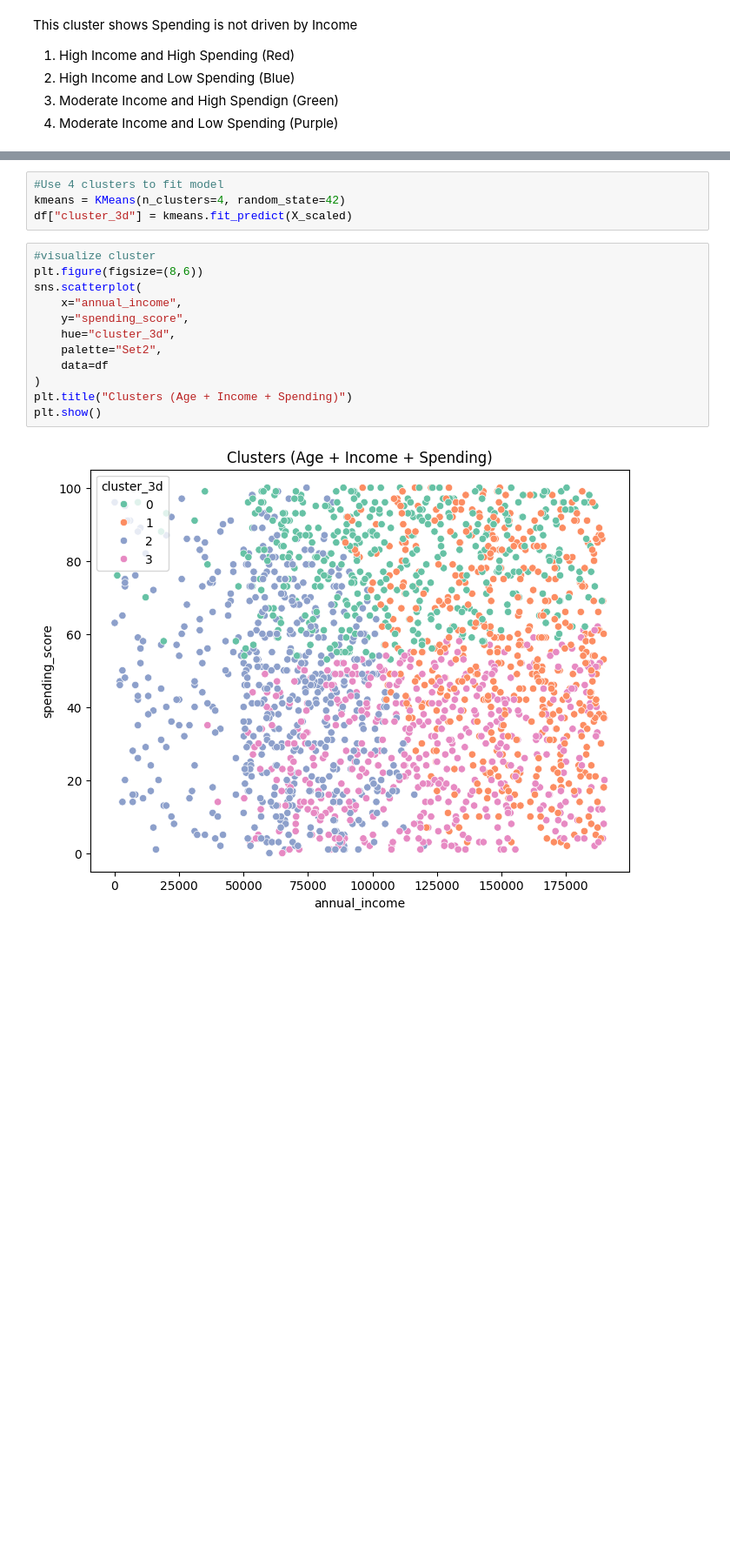
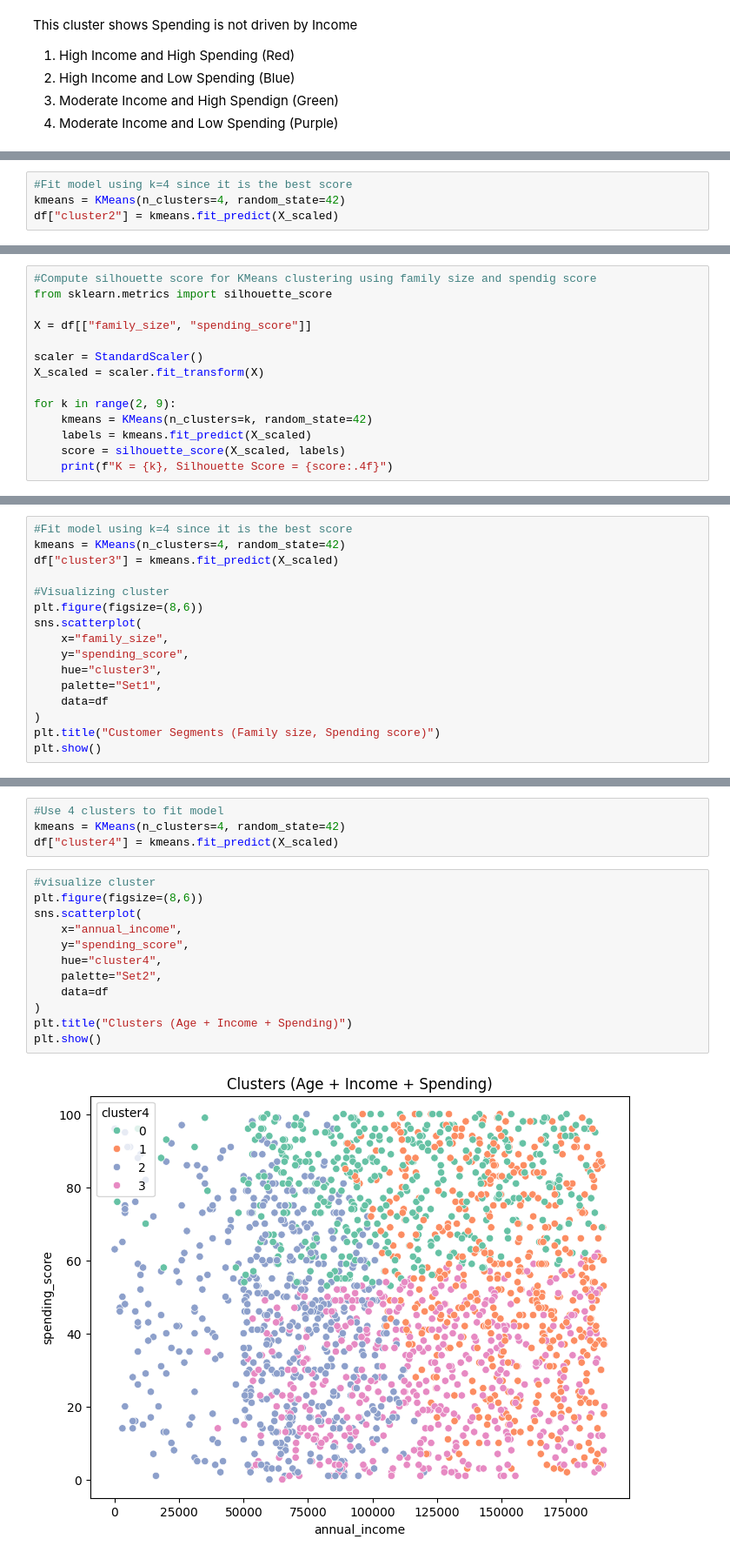
Before and after one commit to jay-ramani/predict_customer_spending_score, a Jupyter notebook: experiments/notebooks/03_clustering.ipynb, the cells around one changed output, grey strips where cells are left out. Shown at 87% size. Saved outputs shown, nothing was run; the diff lists cells and outputs as text; blank space fills up the shorter version.

```diff
--- a/experiments/notebooks/03_clustering.ipynb
+++ b/experiments/notebooks/03_clustering.ipynb
@@ -93,0 +116,4 @@ This cluster shows Spending is not driven by Income
+# %%
+#Fit model using k=4 since it is the best score
+kmeans = KMeans(n_clusters=4, random_state=42)
+df["cluster2"] = kmeans.fit_predict(X_scaled)
@@ -93,0 +140,14 @@ This cluster shows Spending is not driven by Income
+# %%
+#Compute silhouette score for KMeans clustering using family size and spendig score
+from sklearn.metrics import silhouette_score
+
+X = df[["family_size", "spending_score"]]
+
+scaler = StandardScaler()
+X_scaled = scaler.fit_transform(X)
+
+for k in range(2, 9):
+    kmeans = KMeans(n_clusters=k, random_state=42)
+    labels = kmeans.fit_predict(X_scaled)
+    score = silhouette_score(X_scaled, labels)
+    print(f"K = {k}, Silhouette Score = {score:.4f}")
@@ -93,0 +162,16 @@ This cluster shows Spending is not driven by Income
+# %%
+#Fit model using k=4 since it is the best score
+kmeans = KMeans(n_clusters=4, random_state=42)
+df["cluster3"] = kmeans.fit_predict(X_scaled)
+
+#Visualizing cluster
+plt.figure(figsize=(8,6))
+sns.scatterplot(
+    x="family_size",
+    y="spending_score",
+    hue="cluster3",
+    palette="Set1",
+    data=df
+)
+plt.title("Customer Segments (Family size, Spending score)")
+plt.show()
@@ -101,19 +189,19 @@ X_scaled = scaler.fit_transform(X)
 # %%
 #Use 4 clusters to fit model
 kmeans = KMeans(n_clusters=4, random_state=42)
-df["cluster_3d"] = kmeans.fit_predict(X_scaled)
+df["cluster4"] = kmeans.fit_predict(X_scaled)
 # %%
 #visualize cluster
 plt.figure(figsize=(8,6))
 sns.scatterplot(
     x="annual_income",
     y="spending_score",
-    hue="cluster_3d",
+    hue="cluster4",
     palette="Set2",
     data=df
 )
 plt.title("Clusters (Age + Income + Spending)")
 plt.show()
 # %% [output]
-[figure, old version]
+[figure, new version]
 # %% [markdown]
```
Also changed, not shown: parts of 13 cells of this notebook.
